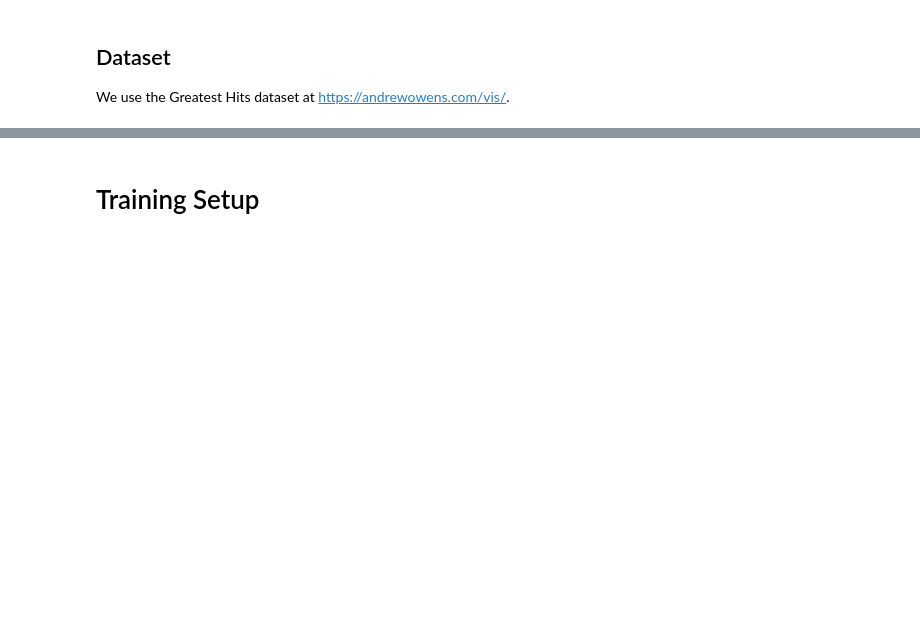
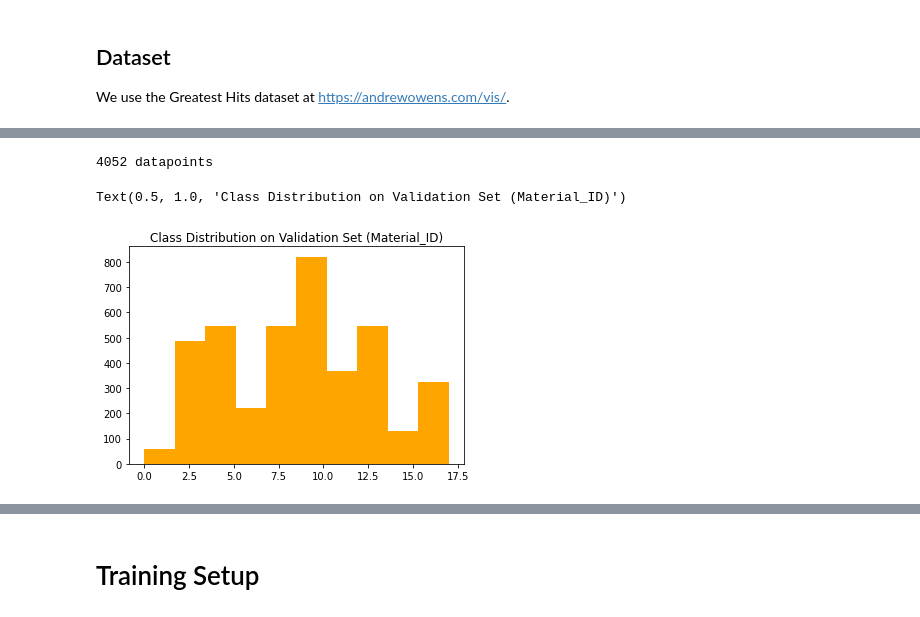
Before and after one commit to emilyzfliu/vis-sounds, a Jupyter notebook: vis_sounds.ipynb, the cells around one changed output, grey strips where cells are left out. Cells and saved outputs as stored; diff of their text form; code cells hidden in the pictures; blank space fills up the shorter version.

```diff
--- a/vis_sounds.ipynb
+++ b/vis_sounds.ipynb
@@ -148,0 +211,9 @@ class VisSoundsDataset(Dataset):
+# %%
+data_stats_val = VisSoundsDataset(split = 'val', mode = 'sound')
+all_classifs = data_stats_val.get_class_data()
+plt.hist(all_classifs, color='orange')
+plt.title('Class Distribution on Validation Set (Material_ID)')
+# %% [output]
+4052 datapoints
+Text(0.5, 1.0, 'Class Distribution on Validation Set (Material_ID)')
+[figure, added]
```
Also changed, not shown: parts of 10 cells of this notebook.
